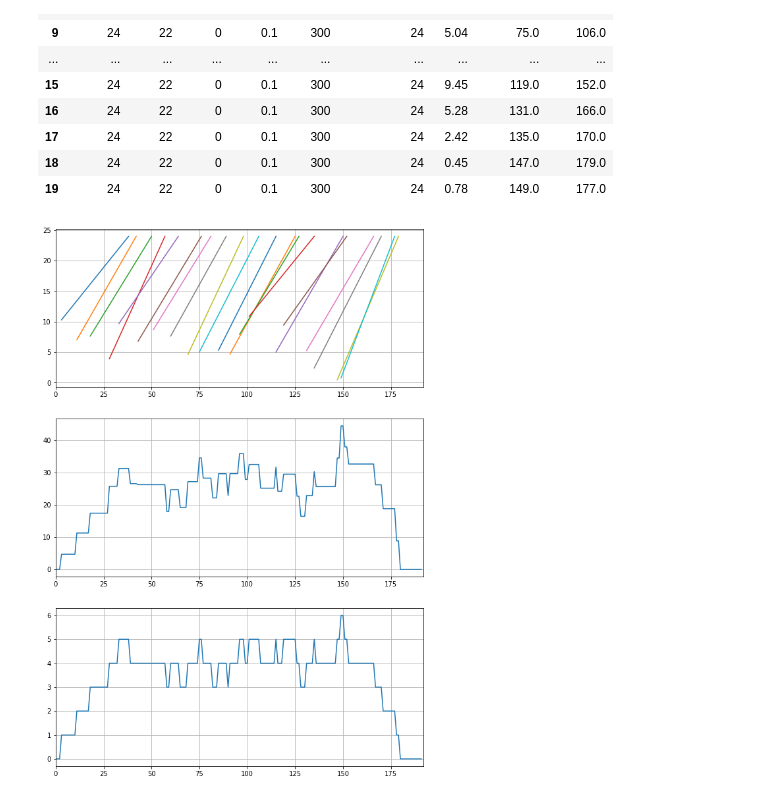
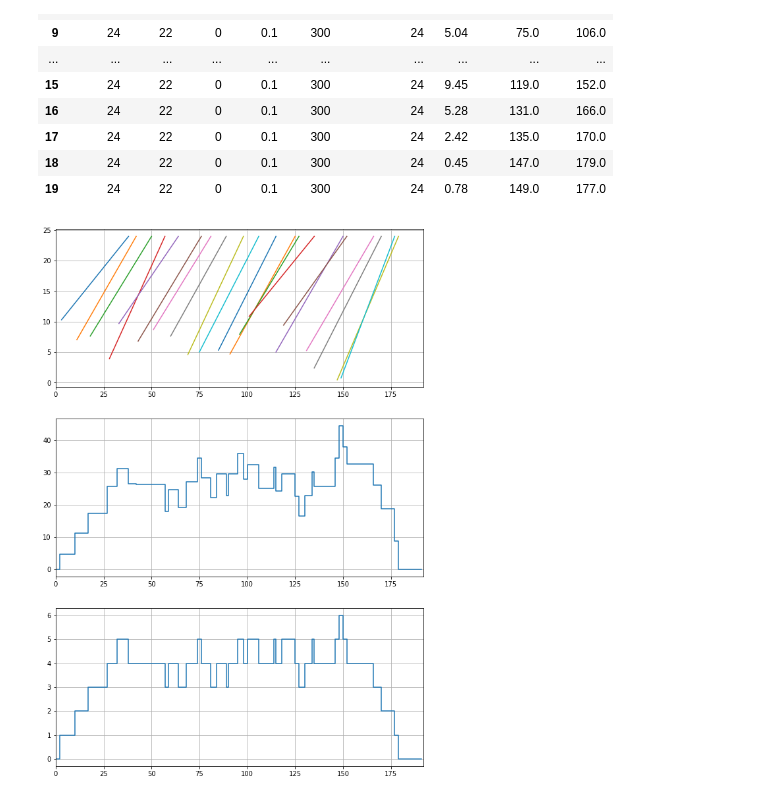
Before and after one commit to ArciAndres/pev_battery_charge, a Jupyter notebook: envs/utils/vehicle_data_generator.ipynb, the cells around one changed output. Drawn from its saved outputs; the diff is of its cells as text; code cells hidden in the pictures.

```diff
--- a/envs/utils/vehicle_data_generator.ipynb
+++ b/envs/utils/vehicle_data_generator.ipynb
@@ -119,26 +119,26 @@ def plot_common():
 # %%
 plt.rcParams['figure.figsize'] = [10, 15]
 
 fig = plt.figure()
 
 plt.subplot(3,1,1)
 for n in range(N):
     plt.plot(X[n],Y[n])
 plot_common()
 
 samples = [i for i in range(total_samples)]
 
 # Consumed power across the total time
 plt.subplot(3,1,2)
-plt.plot(samples, P)
+plt.step(samples, P)
 plot_common()
 
 # Vehicles connected at the same time
 plt.subplot(3,1,3)
-plt.plot(samples, V)
+plt.step(samples, V)
 plot_common()
 # %% [output]
-[figure, old version]
+[figure, new version]
 # %%
 df
 # %% [output]
```
Also changed, not shown: 1 other file.
